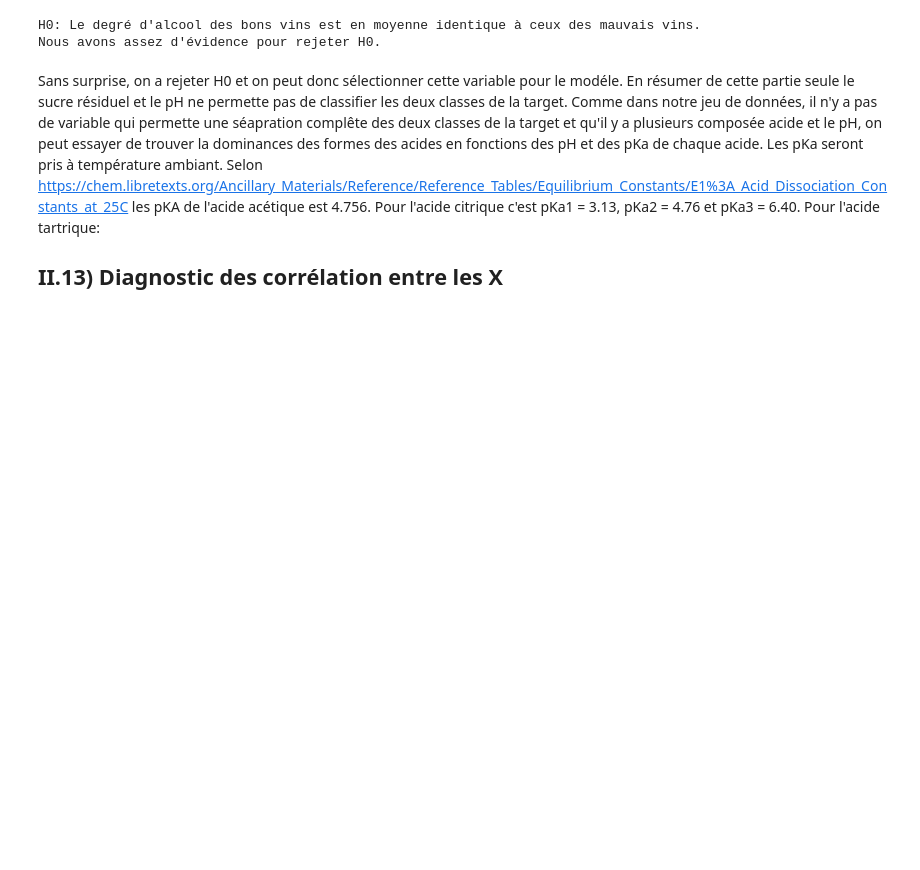
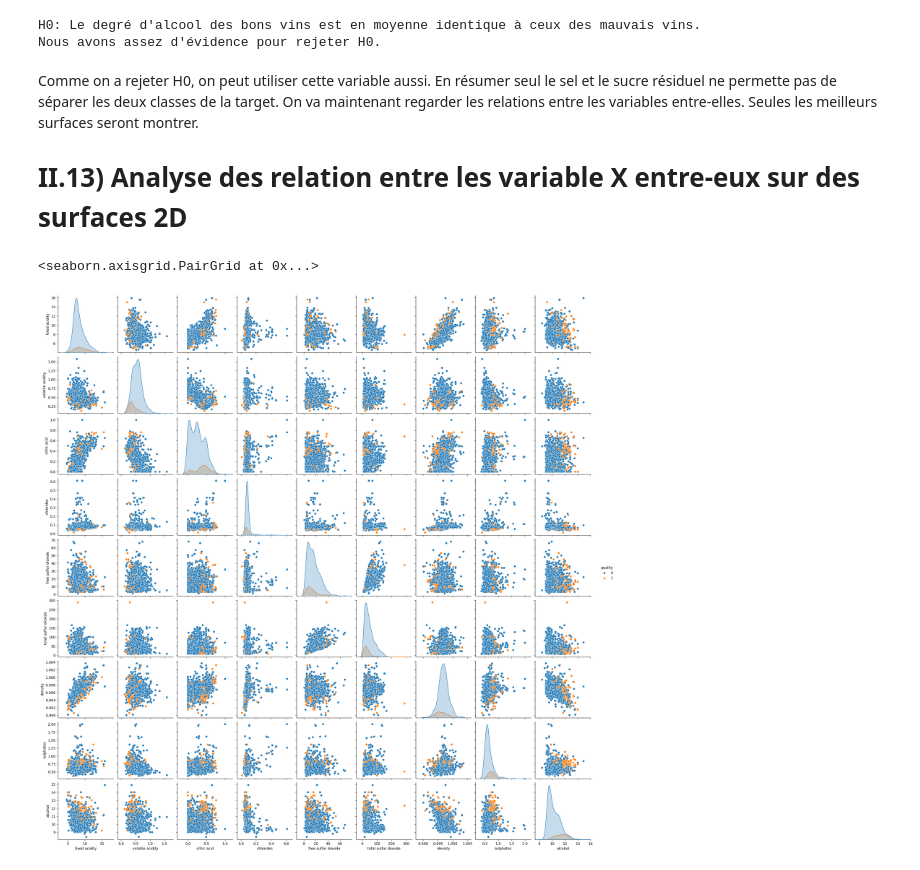
Before and after one commit to fmazur57u/WineQualityPrediction, a Jupyter notebook: winePrediction.ipynb, the cells around one changed output. Cells and saved outputs as stored; diff of their text form; code cells hidden in the pictures; blank space fills up the shorter version.

Commit message:
Fin de la premiére analyse

```diff
--- a/winePrediction.ipynb
+++ b/winePrediction.ipynb
@@ -882,6 +885,17 @@ else:
 H0: Le degré d'alcool des bons vins est en moyenne identique à ceux des mauvais vins.
 Nous avons assez d'évidence pour rejeter H0.
 # %% [markdown]
-Sans surprise, on a rejeter H0 et on peut donc sélectionner cette variable pour le modéle. En résumer de cette partie seule le sucre résiduel et le pH ne permette pas de classifier les deux classes de la target. Comme dans notre jeu de données, il n'y a pas de variable qui permette une séapration complête des deux classes de la target et qu'il y a plusieurs composée acide et le pH, on peut essayer de trouver la dominances des formes des acides en fonctions des pH et des pKa de chaque acide. Les pKa seront pris à température ambiant. Selon https://chem.libretexts.org/Ancillary_Materials/Reference/Reference_Tables/Equilibrium_Constants/E1%3A_Acid_Dissociation_Constants_at_25C les pKA de l'acide acétique est 4.756. Pour l'acide citrique c'est pKa1 = 3.13, pKa2 = 4.76 et pKa3 = 6.40. Pour l'acide tartrique:
+Comme on a rejeter H0, on peut utiliser cette variable aussi. En résumer seul le sel et le sucre résiduel ne permette pas de séparer les deux classes de la target. On va maintenant regarder les relations entre les variables entre-elles. Seules les meilleurs surfaces seront montrer.
 
-## II.13) Diagnostic des corrélation entre les X
+# II.13) Analyse des relation entre les variable X entre-eux sur des surfaces 2D
+# %%
+train_set_binarisé_copy = train_set_binarisé.copy()
+train_set_binarisé_copy.drop(["residual sugar", "pH"], axis=1, inplace=True)
+
+sns.pairplot(
+    data=train_set_binarisé_copy,
+    hue="quality",
+)
+# %% [output]
+<seaborn.axisgrid.PairGrid at 0x...>
+[figure, added]
```
Also changed, not shown: parts of 3 cells of this notebook.
